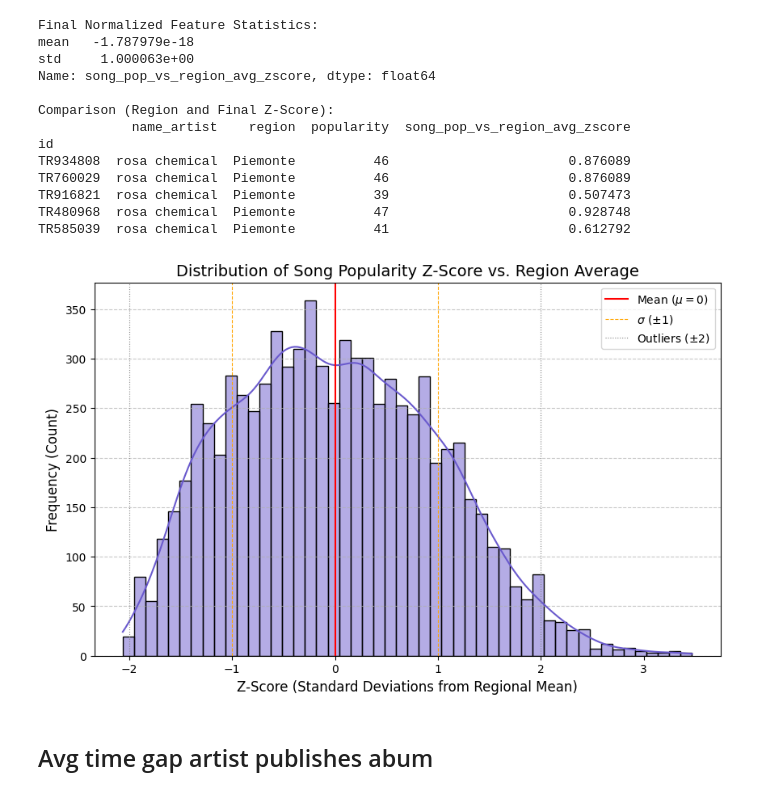
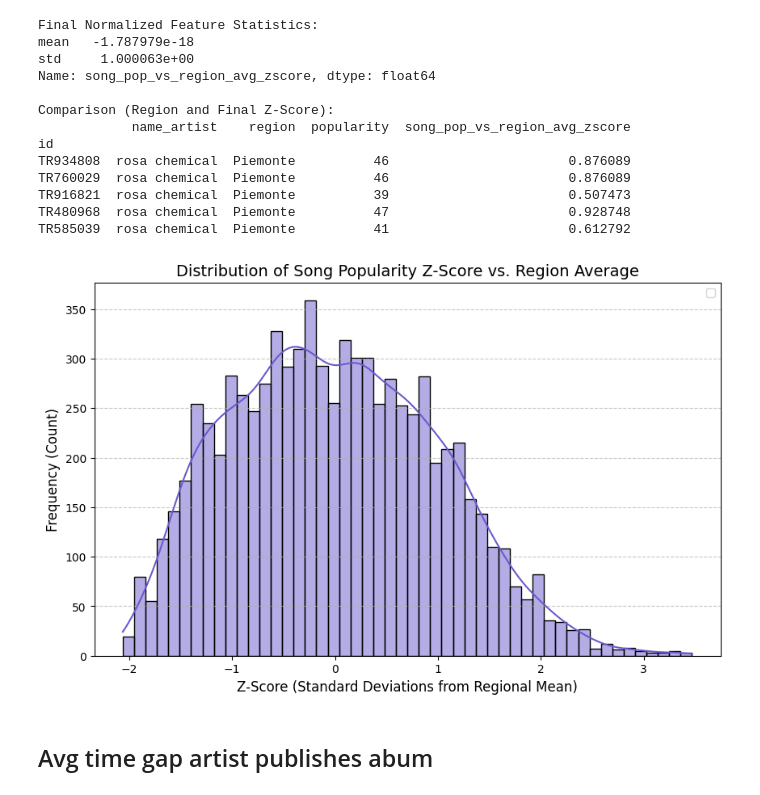
Before and after one commit to Syreel/DataMining, a Jupyter notebook: data_feature_engineering.ipynb, the cells around one changed output. Saved outputs shown, nothing was run; the diff lists cells and outputs as text; code cells hidden in the pictures.

```diff
--- a/data_feature_engineering.ipynb
+++ b/data_feature_engineering.ipynb
@@ -192,38 +192,29 @@ TR585039  rosa chemical  Piemonte          41                       0.612792
 # %%
 plt.figure(figsize=(10, 6))
 
 # Plot the histogram and the smoothed KDE line
 sns.histplot(
     data=df,
     x='song_pop_vs_region_avg_zscore',
     kde=True,
     bins=50,
     color='#6A5ACD' # A distinct color for the Z-score feature
 )
 
 # --- Add Reference Lines for Standard Normal Distribution ---
 
-# Mean (expected to be near 0)
-plt.axvline(0, color='red', linestyle='-', linewidth=1.5, label='Mean ($\mu=0$)')
 
-# 1 Standard Deviation (critical for Z-score interpretation)
-plt.axvline(1, color='orange', linestyle='--', linewidth=0.8, label='$\sigma$ ($\pm 1$)')
-plt.axvline(-1, color='orange', linestyle='--', linewidth=0.8)
-
-# 2 Standard Deviations (Outlier threshold)
-plt.axvline(2, color='gray', linestyle=':', linewidth=0.8, label='Outliers ($\pm 2$)')
-plt.axvline(-2, color='gray', linestyle=':', linewidth=0.8)
 
 
 # Set the title and labels
 plt.title('Distribution of Song Popularity Z-Score vs. Region Average', fontsize=14)
 plt.xlabel('Z-Score (Standard Deviations from Regional Mean)', fontsize=12)
 plt.ylabel('Frequency (Count)', fontsize=12)
 plt.legend()
 plt.grid(axis='y', linestyle='--', alpha=0.7)
 plt.show()
 # %% [output]
-[figure, old version]
+[figure, new version]
 # %% [markdown]
 ## Avg time gap artist publishes abum
 # %%
```
Also changed, not shown: parts of 6 cells of this notebook.
